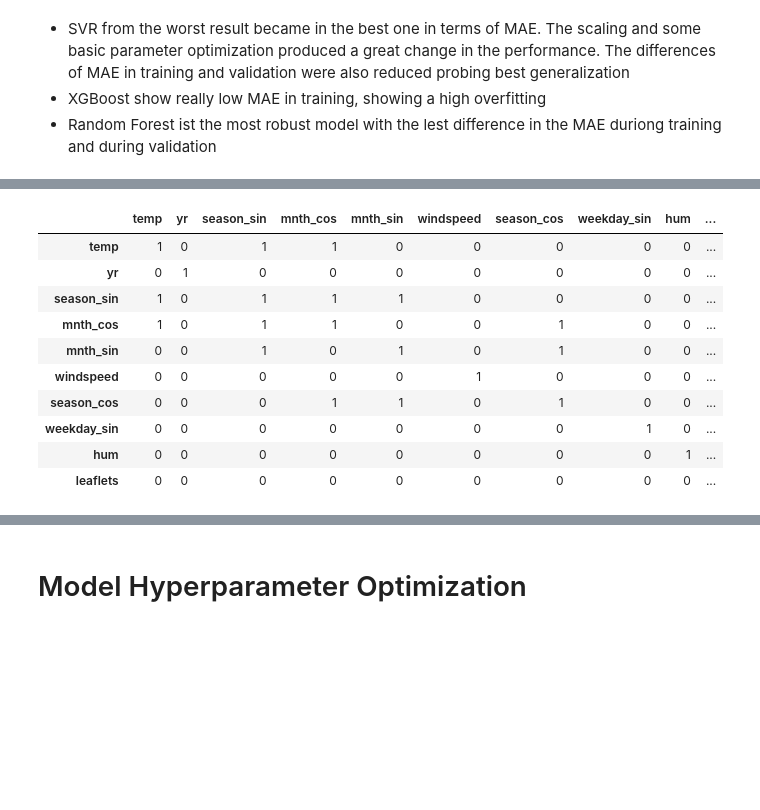
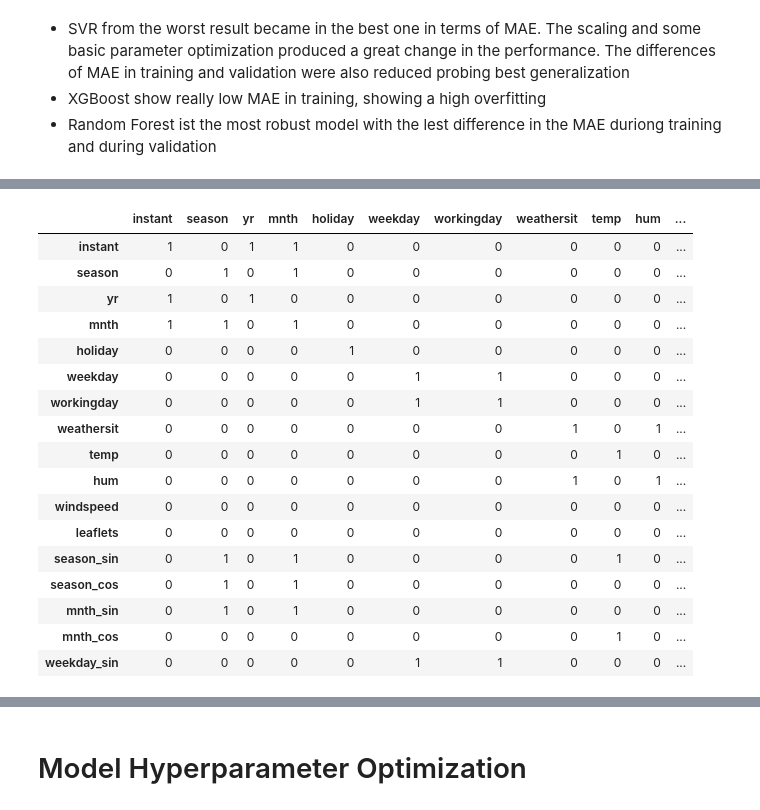
Before and after one commit to lqdominguez/data-science-hdm, a Jupyter notebook: 00 - Project/3-Modelling optimization copy.ipynb, the cells around one changed output, grey strips where cells are left out. Saved outputs shown, nothing was run; the diff lists cells and outputs as text; code cells hidden in the pictures; blank space fills up the shorter version.

```diff
--- a/00 - Project/3-Modelling optimization copy.ipynb
+++ b/00 - Project/3-Modelling optimization copy.ipynb
@@ -162,6 +216,7 @@ for name, model_obj in models:
         X_val=X_val,
         y_val=y_val,
         train_time=duration,
-        notes="Baseline"
+        notes="Default parameters, no scaling",
+        step="Baseline",
     )
 # %% [output]
@@ -501,5 +567,5 @@ label = numeric_features.pop("cnt")
 # %%
 #caluclate correlation of numeric features with label
-numeric_features_corr = numeric_features.corrwith(label)
-numeric_features_corr
+target_corr = X_train.corrwith(y_train).abs().sort_values(ascending=False)
+target_corr
 # %% [output]
@@ -520 +588,11 @@ weekday_cos        0.025231
 dtype: float64
+# %%
+# Filter out low values
+low_relevance = target_corr[target_corr < 0.05]
+
+# 2. Delete them from your Training and Validation sets
+low_relevance_features = low_relevance.index.tolist()
+X_train_reduced = X_train.drop(columns=low_relevance_features)
+X_val_reduced = X_val.drop(columns=low_relevance_features)
+
+print(f"Removed low-relevance features: {low_relevance_features}")
@@ -521,6 +603,11 @@ dtype: float64
 # %%
-#keep 10 best numeric features
-numeric_features = numeric_features[numeric_features_corr.abs().sort_values(ascending=False).index[:10]]
-numeric_features_corr = numeric_features.corrwith(label)
-numeric_features_corr
+# 1. Visualization: Heatmap of the Feature-to-Feature relationships
+plt.figure(figsize=(12, 10))
+# We use the actual X_train_reduced features here
+feature_corr = X_train_reduced.corr()
+mask = np.triu(np.ones_like(feature_corr, dtype=bool)) # Hide the duplicate half
+
+sns.heatmap(feature_corr, mask=mask, annot=True, fmt=".2f", cmap='RdBu_r', center=0)
+plt.title("Collinearity Matrix (Feature vs Feature)")
+plt.show()
 # %% [output]
@@ -555,17 +615,26 @@ numeric_features_corr.style.background_gradient(cmap ='coolwarm')
 # %%
+threshold = 0.5
+
 #apply a mask to highlight colinearity values > 0.5
-numeric_features_corr_strong = (abs(numeric_features_corr) > 0.5)*1
+feature_corr_strong = (abs(feature_corr) > threshold)*1
 # Displaying correlations as a heatmap / correlation matrix
-numeric_features_corr_strong.style.background_gradient(cmap ='coolwarm')
+feature_corr_strong.style.background_gradient(cmap ='coolwarm')
 # %% [output]
-|  | temp | yr | season_sin | mnth_cos | mnth_sin | windspeed | season_cos | weekday_sin | hum | ... |
-| temp | 1 | 0 | 1 | 1 | 0 | 0 | 0 | 0 | 0 | ... |
-| yr | 0 | 1 | 0 | 0 | 0 | 0 | 0 | 0 | 0 | ... |
-| season_sin | 1 | 0 | 1 | 1 | 1 | 0 | 0 | 0 | 0 | ... |
-| mnth_cos | 1 | 0 | 1 | 1 | 0 | 0 | 1 | 0 | 0 | ... |
-| mnth_sin | 0 | 0 | 1 | 0 | 1 | 0 | 1 | 0 | 0 | ... |
-| windspeed | 0 | 0 | 0 | 0 | 0 | 1 | 0 | 0 | 0 | ... |
-| season_cos | 0 | 0 | 0 | 1 | 1 | 0 | 1 | 0 | 0 | ... |
-| weekday_sin | 0 | 0 | 0 | 0 | 0 | 0 | 0 | 1 | 0 | ... |
-| hum | 0 | 0 | 0 | 0 | 0 | 0 | 0 | 0 | 1 | ... |
-| leaflets | 0 | 0 | 0 | 0 | 0 | 0 | 0 | 0 | 0 | ... |
+|  | instant | season | yr | mnth | holiday | weekday | workingday | weathersit | temp | hum | ... |
+| instant | 1 | 0 | 1 | 1 | 0 | 0 | 0 | 0 | 0 | 0 | ... |
+| season | 0 | 1 | 0 | 1 | 0 | 0 | 0 | 0 | 0 | 0 | ... |
+| yr | 1 | 0 | 1 | 0 | 0 | 0 | 0 | 0 | 0 | 0 | ... |
+| mnth | 1 | 1 | 0 | 1 | 0 | 0 | 0 | 0 | 0 | 0 | ... |
+| holiday | 0 | 0 | 0 | 0 | 1 | 0 | 0 | 0 | 0 | 0 | ... |
+| weekday | 0 | 0 | 0 | 0 | 0 | 1 | 1 | 0 | 0 | 0 | ... |
+| workingday | 0 | 0 | 0 | 0 | 0 | 1 | 1 | 0 | 0 | 0 | ... |
+| weathersit | 0 | 0 | 0 | 0 | 0 | 0 | 0 | 1 | 0 | 1 | ... |
+| temp | 0 | 0 | 0 | 0 | 0 | 0 | 0 | 0 | 1 | 0 | ... |
+| hum | 0 | 0 | 0 | 0 | 0 | 0 | 0 | 1 | 0 | 1 | ... |
+| windspeed | 0 | 0 | 0 | 0 | 0 | 0 | 0 | 0 | 0 | 0 | ... |
+| leaflets | 0 | 0 | 0 | 0 | 0 | 0 | 0 | 0 | 0 | 0 | ... |
+| season_sin | 0 | 1 | 0 | 1 | 0 | 0 | 0 | 0 | 1 | 0 | ... |
+| season_cos | 0 | 1 | 0 | 1 | 0 | 0 | 0 | 0 | 0 | 0 | ... |
+| mnth_sin | 0 | 1 | 0 | 1 | 0 | 0 | 0 | 0 | 0 | 0 | ... |
+| mnth_cos | 0 | 0 | 0 | 0 | 0 | 0 | 0 | 0 | 1 | 0 | ... |
+| weekday_sin | 0 | 0 | 0 | 0 | 0 | 1 | 1 | 0 | 0 | 0 | ... |
```
Also changed, not shown: parts of 75 cells of this notebook, 44 other files.
